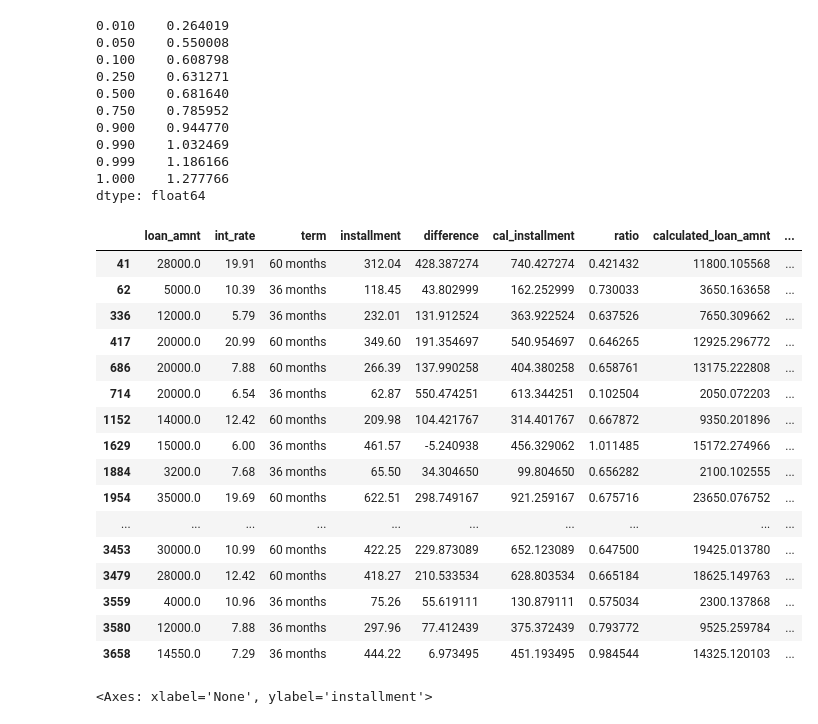
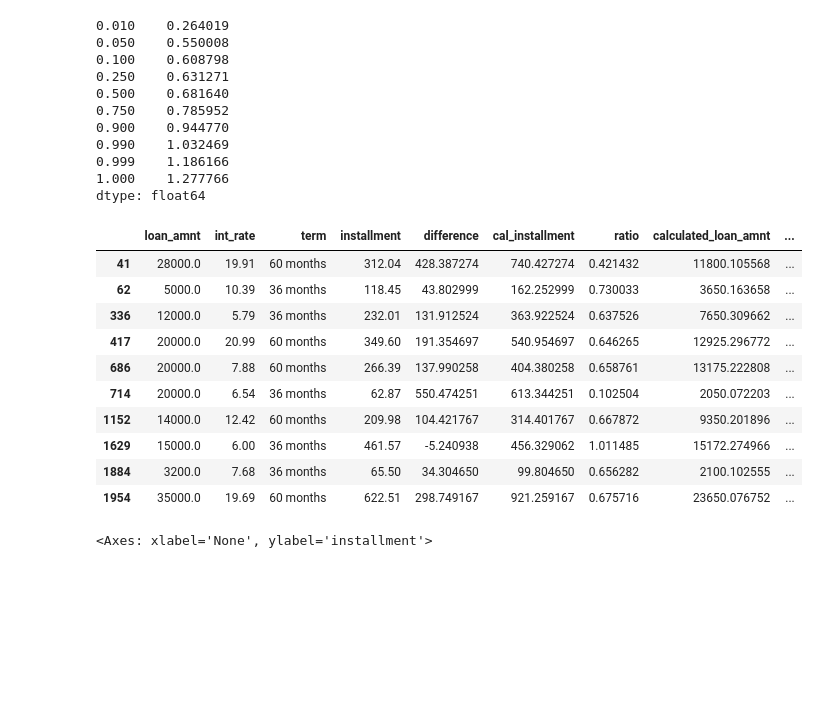
Before and after one commit to sri9079/Loan_tap, a Jupyter notebook: loan_tap_Case Study.ipynb, the cells around one changed output. Saved outputs shown, nothing was run; the diff lists cells and outputs as text; code cells hidden in the pictures; blank space fills up the shorter version.

```diff
--- a/loan_tap_Case Study.ipynb
+++ b/loan_tap_Case Study.ipynb
@@ -1066,36 +1087,30 @@ dtype: float64
 # %%
 periods = inst_misc['term'].str.extract(r'(\d+)')[0].astype(int)
 monthly_rate = inst_misc['int_rate'] / 1200
 growth = (1 + monthly_rate) ** periods
 
 actual_loan_amnt = (
     inst_misc['installment'] * (growth - 1) / (monthly_rate * growth)
 )
 
 inst_misc[
     ['loan_amnt', 'int_rate', 'term', 'installment', 'difference', 'cal_installment']
 ].assign(
     ratio=inst_misc['installment'] / inst_misc['cal_installment'],
     calculated_loan_amnt=actual_loan_amnt,cal_orig_loan_diff_percent = (inst_misc['loan_amnt']-actual_loan_amnt)/inst_misc['loan_amnt']*100
-).head(20)
+).head(10)
 # %% [output]
 |  | loan_amnt | int_rate | term | installment | difference | cal_installment | ratio | calculated_loan_amnt | ... |
 | 41 | 28000.0 | 19.91 | 60 months | 312.04 | 428.387274 | 740.427274 | 0.421432 | 11800.105568 | ... |
 | 62 | 5000.0 | 10.39 | 36 months | 118.45 | 43.802999 | 162.252999 | 0.730033 | 3650.163658 | ... |
 | 336 | 12000.0 | 5.79 | 36 months | 232.01 | 131.912524 | 363.922524 | 0.637526 | 7650.309662 | ... |
 | 417 | 20000.0 | 20.99 | 60 months | 349.60 | 191.354697 | 540.954697 | 0.646265 | 12925.296772 | ... |
 | 686 | 20000.0 | 7.88 | 60 months | 266.39 | 137.990258 | 404.380258 | 0.658761 | 13175.222808 | ... |
 | 714 | 20000.0 | 6.54 | 36 months | 62.87 | 550.474251 | 613.344251 | 0.102504 | 2050.072203 | ... |
 | 1152 | 14000.0 | 12.42 | 60 months | 209.98 | 104.421767 | 314.401767 | 0.667872 | 9350.201896 | ... |
 | 1629 | 15000.0 | 6.00 | 36 months | 461.57 | -5.240938 | 456.329062 | 1.011485 | 15172.274966 | ... |
 | 1884 | 3200.0 | 7.68 | 36 months | 65.50 | 34.304650 | 99.804650 | 0.656282 | 2100.102555 | ... |
 | 1954 | 35000.0 | 19.69 | 60 months | 622.51 | 298.749167 | 921.259167 | 0.675716 | 23650.076752 | ... |
-| ... | ... | ... | ... | ... | ... | ... | ... | ... | ... |
-| 3453 | 30000.0 | 10.99 | 60 months | 422.25 | 229.873089 | 652.123089 | 0.647500 | 19425.013780 | ... |
-| 3479 | 28000.0 | 12.42 | 60 months | 418.27 | 210.533534 | 628.803534 | 0.665184 | 18625.149763 | ... |
-| 3559 | 4000.0 | 10.96 | 36 months | 75.26 | 55.619111 | 130.879111 | 0.575034 | 2300.137868 | ... |
-| 3580 | 12000.0 | 7.88 | 36 months | 297.96 | 77.412439 | 375.372439 | 0.793772 | 9525.259784 | ... |
-| 3658 | 14550.0 | 7.29 | 36 months | 444.22 | 6.973495 | 451.193495 | 0.984544 | 14325.120103 | ... |
 # %%
 sns.scatterplot(x=cal_installment,y=data['installment'])
 # %% [output]
```
Also changed, not shown: parts of 17 cells of this notebook, 1 other file.
